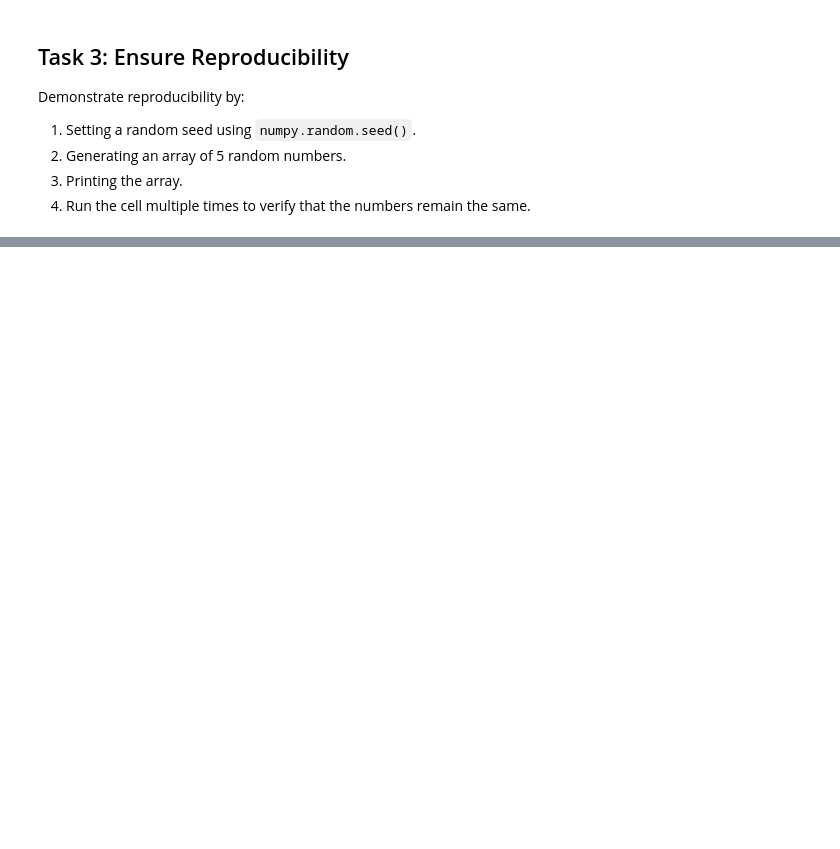
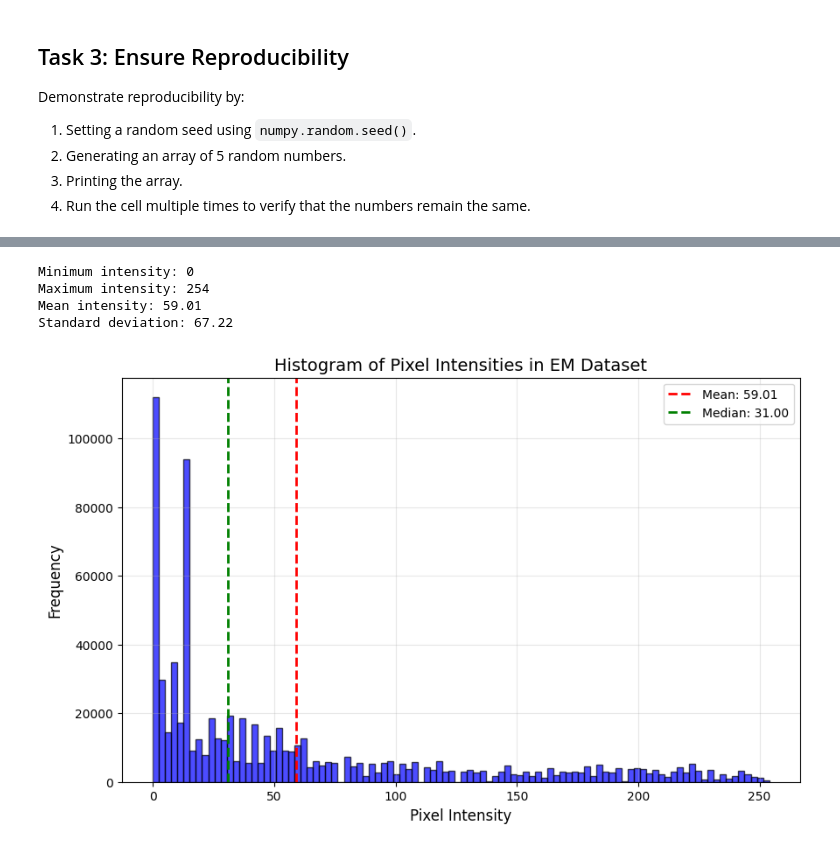
Before and after one commit to ywang-67/MATSCI465_Yangming_Wang, a Jupyter notebook: Week_01/assignments/assignment_01_setup.ipynb, the cells around one changed output, grey strips where cells are left out. Cells and saved outputs as stored; diff of their text form; code cells hidden in the pictures; blank space fills up the shorter version.

```diff
--- a/Week_01/assignments/assignment_01_setup.ipynb
+++ b/Week_01/assignments/assignment_01_setup.ipynb
@@ -121,0 +158,32 @@ print(f"Random numbers: {random_numbers}")
+# %%
+import numpy as np
+
+# Calculating statistics
+min_intensity = np.min(em_data)
+max_intensity = np.max(em_data)
+mean_intensity = np.mean(em_data)
+std_intensity = np.std(em_data)
+
+print(f"Minimum intensity: {min_intensity}")
+print(f"Maximum intensity: {max_intensity}")
+print(f"Mean intensity: {mean_intensity:.2f}")
+print(f"Standard deviation: {std_intensity:.2f}")
+# %% [output]
+Minimum intensity: 0
+Maximum intensity: 254
+Mean intensity: 59.01
+Standard deviation: 67.22
+# %%
+# Plotting histogram for intensities
+plt.figure(figsize=(10, 6))
+plt.hist(em_data.flatten(), bins=100, color='blue', alpha=0.7, edgecolor='black')
+plt.xlabel('Pixel Intensity', fontsize=12)
+plt.ylabel('Frequency', fontsize=12)
+plt.title('Histogram of Pixel Intensities in EM Dataset', fontsize=14)
+plt.grid(True, alpha=0.3)
+plt.axvline(mean_intensity, color='red', linestyle='--', linewidth=2, label=f'Mean: {mean_intensity:.2f}')
+plt.axvline(median_intensity, color='green', linestyle='--', linewidth=2, label=f'Median: {median_intensity:.2f}')
+plt.legend()
+plt.show()
+# %% [output]
+[figure, added]
```
Also changed, not shown: parts of 13 cells of this notebook.
